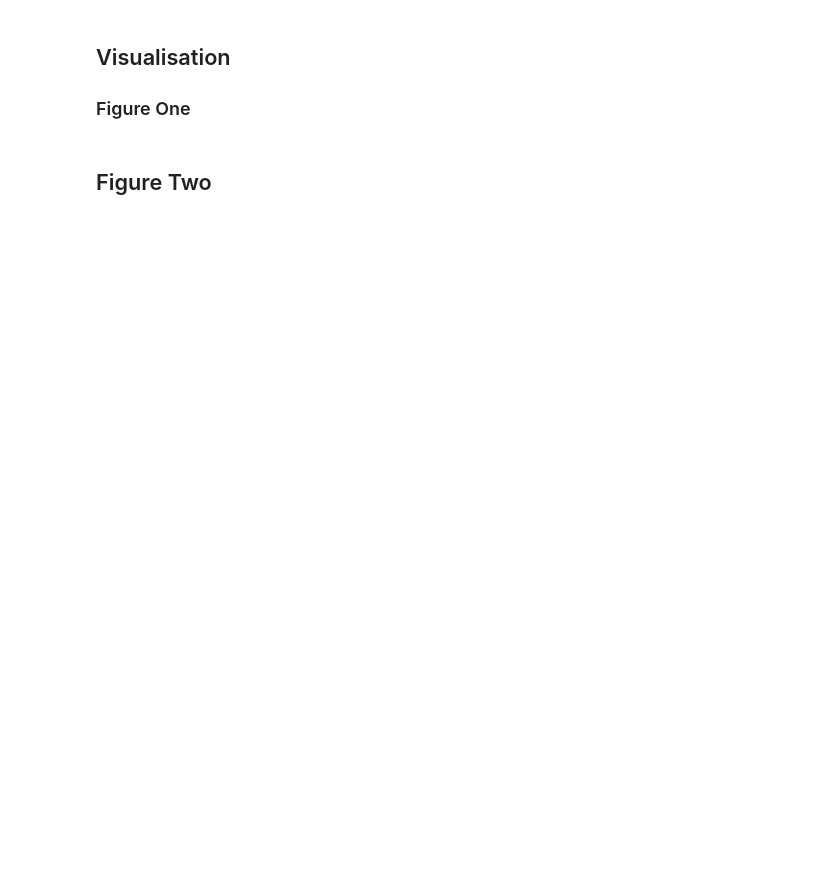
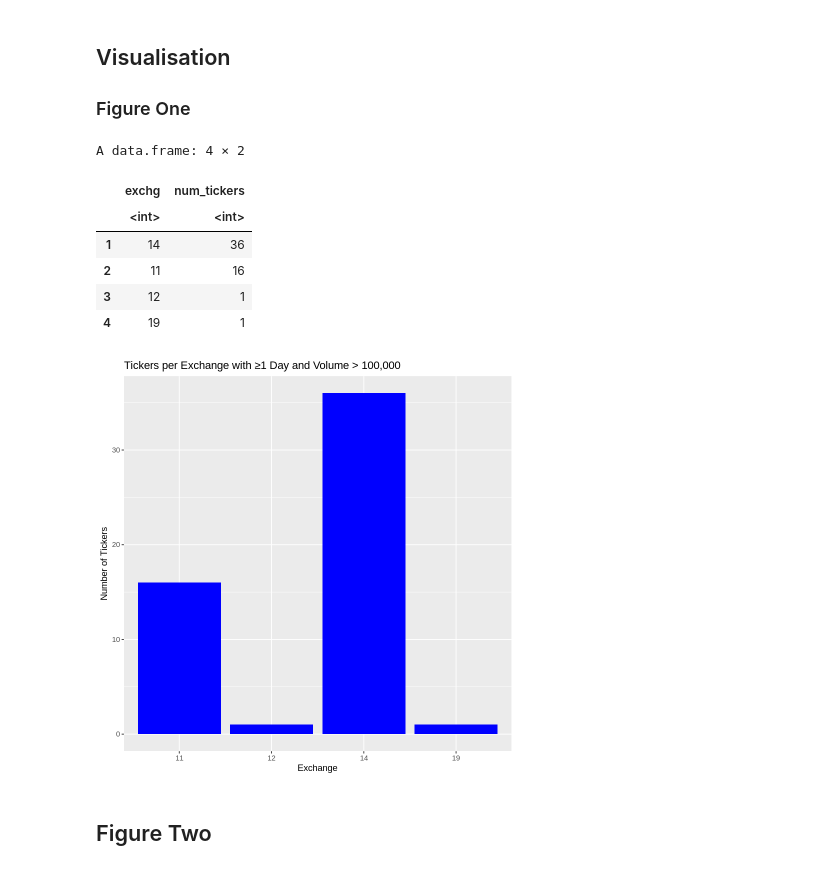
Before and after one commit to sumperor/currency_basket_wallet, a Jupyter notebook: A1_All_(1).ipynb, the cells around one changed output. Cells and saved outputs as stored; diff of their text form; code cells hidden in the pictures; blank space fills up the shorter version.

```diff
--- a/A1_All_(1).ipynb
+++ b/A1_All_(1).ipynb
@@ -331,3 +471,28 @@ Caused by error:
+# %%
+# Code for Figure One
+fig1 <- All_data %>%
+  filter(volume > 100000) %>%
+  distinct(tic, exchg) %>%
+  count(exchg, name = "num_tickers") %>%
+  arrange(desc(num_tickers))
+
+head(fig1)
+
+ggplot(fig1, aes(x = factor(exchg), y = num_tickers)) +
+  geom_bar(stat = "identity", fill = "blue") +
+  labs(
+    title = "Tickers per Exchange with ≥1 Day and Volume > 100,000",
+    x = "Exchange",
+    y = "Number of Tickers")
+# %% [output]
+A data.frame: 4 × 2
+|  | exchg | num_tickers |
+|  | <int> | <int> |
+| 1 | 14 | 36 |
+| 2 | 11 | 16 |
+| 3 | 12 | 1 |
+| 4 | 19 | 1 |
+[figure, added]
 # %% [markdown]
 ## Figure Two
 # %%
```
Also changed, not shown: parts of 22 cells of this notebook.
